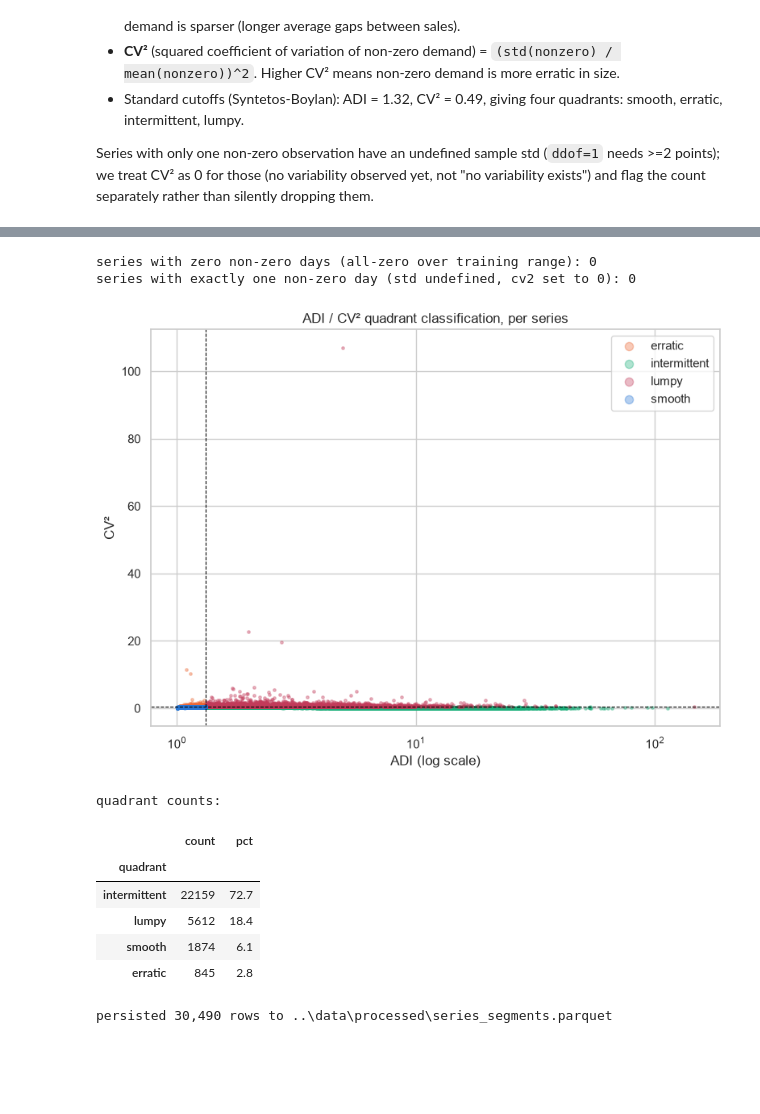
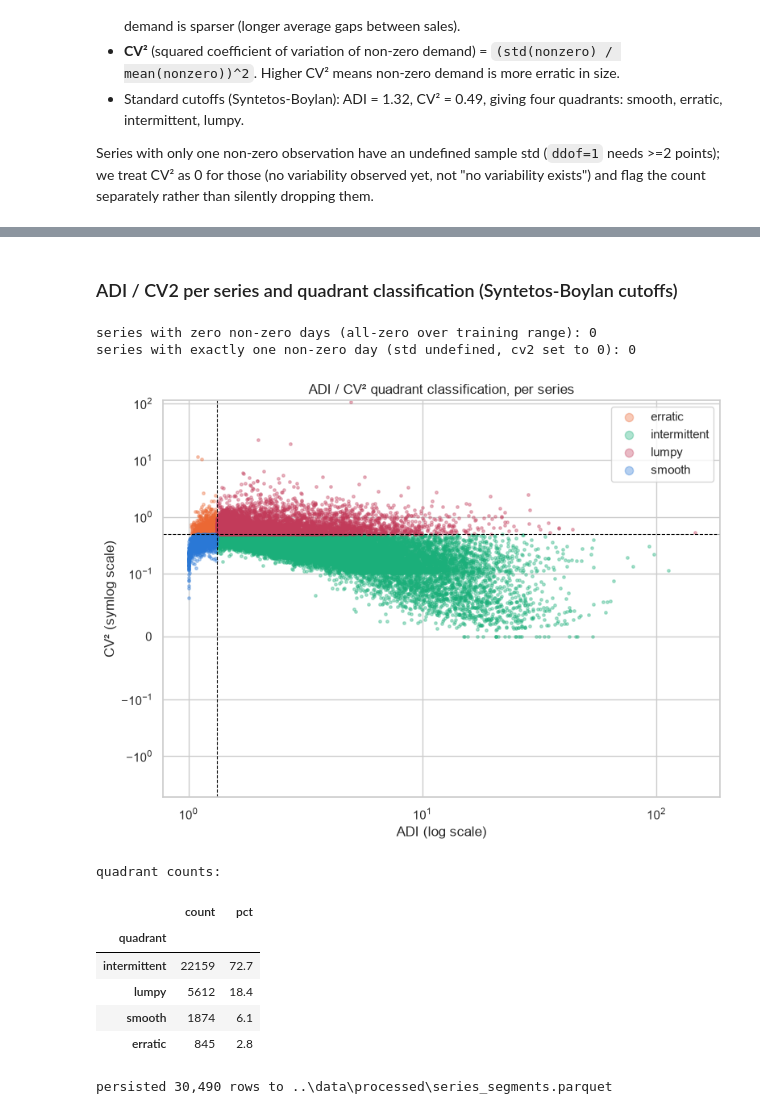
Before and after one commit to traha-89/M5_Forecasting_Accuracy, a Jupyter notebook: notebooks/02_eda.ipynb, the cells around one changed output, grey strips where cells are left out. Cells and saved outputs as stored; diff of their text form; code cells hidden in the pictures; blank space fills up the shorter version.

```diff
--- a/notebooks/02_eda.ipynb
+++ b/notebooks/02_eda.ipynb
@@ -1039,6 +1036,8 @@ series (id count): 30,490
 median zero-sales fraction: 63.5%
 series with >=50% zero-sales days: 67.6%
 series with >=90% zero-sales days: 7.8%
+# %% [markdown]
+### ADI / CV2 per series and quadrant classification (Syntetos-Boylan cutoffs)
 # %%
 # Data prep: ADI / CV2 per series and quadrant classification (Syntetos-Boylan cutoffs)
 nonzero_stats = (
@@ -1080,29 +1079,35 @@ quadrant_pct = (quadrant_counts / len(series_stats) * 100).round(1)
 # %%
 # Plot: ADI / CV2 quadrant classification, per series
 print(f"series with zero non-zero days (all-zero over training range): {n_all_zero}")
 print(f"series with exactly one non-zero day (std undefined, cv2 set to 0): {n_single_nonzero}")
+
+# CV2 is heavily right-skewed (median ~0.35, 99th pct ~1.35, but a handful of series reach ~100+),
+# so a linear y-axis squashes the bulk of the distribution against the x-axis. symlog keeps the
+# exact-zero points (single-sale series) visible near the origin while compressing the long tail.
+CV2_SYMLOG_LINTHRESH = 0.1
 
 fig, ax = plt.subplots(figsize=(8, 6))
 palette = {"smooth": "#2a78d6", "erratic": "#eb6834", "intermittent": "#1baf7a", "lumpy": "#c23b5a"}
 for q, grp in series_stats.groupby("quadrant", observed=True):
     ax.scatter(grp["adi"], grp["cv2"], s=6, alpha=0.35, label=q, color=palette[q])
 ax.axvline(ADI_CUTOFF, color="black", lw=0.8, ls="--")
 ax.axhline(CV2_CUTOFF, color="black", lw=0.8, ls="--")
 ax.set_xscale("log")
+ax.set_yscale("symlog", linthresh=CV2_SYMLOG_LINTHRESH)
 ax.set_xlabel("ADI (log scale)")
-ax.set_ylabel("CV²")
+ax.set_ylabel("CV² (symlog scale)")
 ax.set_title("ADI / CV² quadrant classification, per series")
 ax.legend(markerscale=3)
 fig.tight_layout()
 fig.savefig(FIGURES_DIR / "intermittency_adi_cv2_quadrants.png", dpi=150)
 plt.show()
 
 print("quadrant counts:")
 pd.DataFrame({"count": quadrant_counts, "pct": quadrant_pct})
 # %% [output]
 series with zero non-zero days (all-zero over training range): 0
 series with exactly one non-zero day (std undefined, cv2 set to 0): 0
-[figure, old version]
+[figure, new version]
 quadrant counts:
 |  | count | pct |
 | quadrant |  |  |
```
Also changed, not shown: parts of 20 cells of this notebook, 5 other files.
